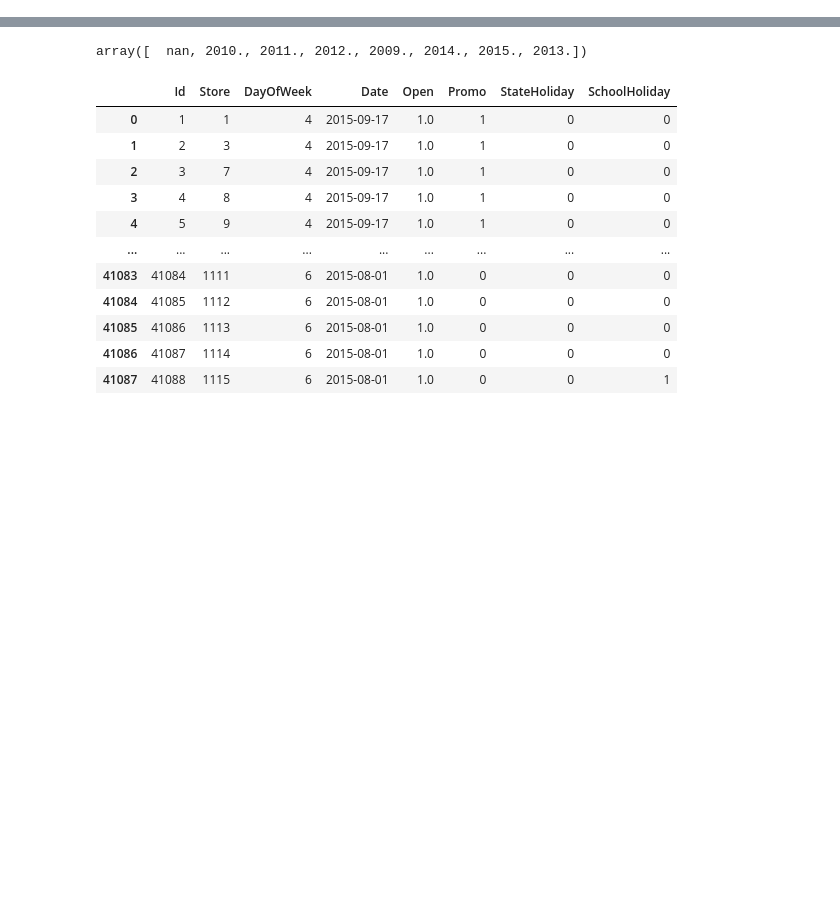
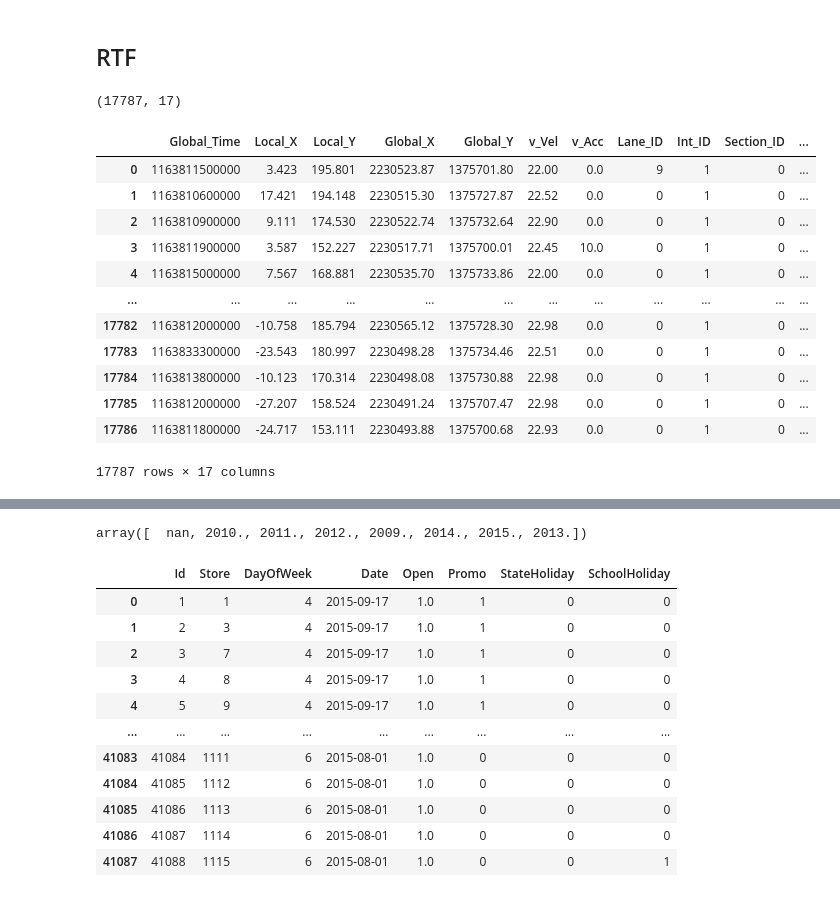
Before and after one commit to psr6275/TSAEval, a Jupyter notebook: data_explore.ipynb, the cells around one changed output, grey strips where cells are left out. Cells and saved outputs as stored; diff of their text form; code cells hidden in the pictures; blank space fills up the shorter version.

```diff
--- a/data_explore.ipynb
+++ b/data_explore.ipynb
@@ -3,0 +63,2 @@ import numpy as np
+# %% [markdown]
+## RTF
@@ -3,0 +72,3 @@ import numpy as np
+# %%
+rtf_attr_df = pd.read_csv("data/ngsim/ngsim_rtf_syn_attr.csv")
+rtf_feat_df = pd.read_csv("data/ngsim/ngsim_rtf_syn_feat.csv")
@@ -3,0 +77,22 @@ import numpy as np
+# %%
+rtf_feat_df.shape
+# %% [output]
+(17787, 17)
+# %%
+rtf_feat_df['index']=rtf_feat_df['Unnamed: 0']
+rtf_feat_df.drop(columns=['Unnamed: 0'],inplace=True)
+rtf_feat_df
+# %% [output]
+|  | Global_Time | Local_X | Local_Y | Global_X | Global_Y | v_Vel | v_Acc | Lane_ID | Int_ID | Section_ID | ... |
+| 0 | 1163811500000 | 3.423 | 195.801 | 2230523.87 | 1375701.80 | 22.00 | 0.0 | 9 | 1 | 0 | ... |
+| 1 | 1163810600000 | 17.421 | 194.148 | 2230515.30 | 1375727.87 | 22.52 | 0.0 | 0 | 1 | 0 | ... |
+| 2 | 1163810900000 | 9.111 | 174.530 | 2230522.74 | 1375732.64 | 22.90 | 0.0 | 0 | 1 | 0 | ... |
+| 3 | 1163811900000 | 3.587 | 152.227 | 2230517.71 | 1375700.01 | 22.45 | 10.0 | 0 | 1 | 0 | ... |
+| 4 | 1163815000000 | 7.567 | 168.881 | 2230535.70 | 1375733.86 | 22.00 | 0.0 | 0 | 1 | 0 | ... |
+| ... | ... | ... | ... | ... | ... | ... | ... | ... | ... | ... | ... |
+| 17782 | 1163812000000 | -10.758 | 185.794 | 2230565.12 | 1375728.30 | 22.98 | 0.0 | 0 | 1 | 0 | ... |
+| 17783 | 1163833300000 | -23.543 | 180.997 | 2230498.28 | 1375734.46 | 22.51 | 0.0 | 0 | 1 | 0 | ... |
+| 17784 | 1163813800000 | -10.123 | 170.314 | 2230498.08 | 1375730.88 | 22.98 | 0.0 | 0 | 1 | 0 | ... |
+| 17785 | 1163812000000 | -27.207 | 158.524 | 2230491.24 | 1375707.47 | 22.98 | 0.0 | 0 | 1 | 0 | ... |
+| 17786 | 1163811800000 | -24.717 | 153.111 | 2230493.88 | 1375700.68 | 22.93 | 0.0 | 0 | 1 | 0 | ... |
+17787 rows × 17 columns
```
Also changed, not shown: parts of 23 cells of this notebook, 6 other files.
